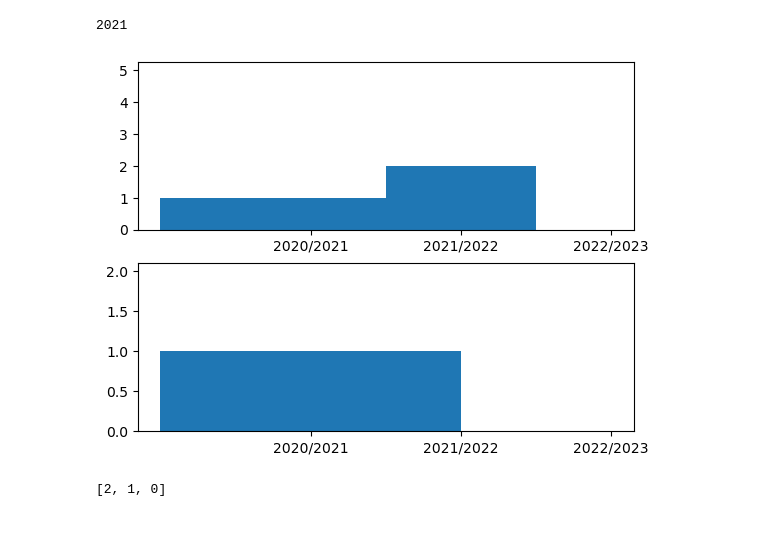
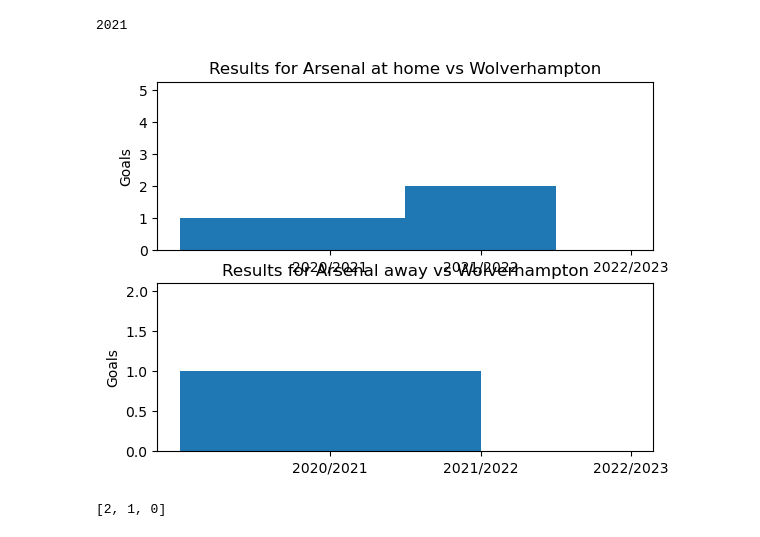
Before and after one commit to aldotudela7/Football, a Jupyter notebook: plot_games.ipynb, the cells around one changed output. Saved outputs shown, nothing was run; the diff lists cells and outputs as text; code cells hidden in the pictures.

Commit message:
Formatting plot

```diff
--- a/plot_games.ipynb
+++ b/plot_games.ipynb
@@ -53,7 +53,9 @@ last_matches[2]
 Match(Matchday:38, home:Arsenal FC, away:Wolverhampton Wanderers FC,5:0, winner:Arsenal FC)
 # %%
 team_a = last_matches[2].home_team
+team_a_short = last_matches[2].home_team_short
 team_b = last_matches[2].away_team
+team_b_short = last_matches[2].away_team_short
 # %%
 previous_matches = []
 for match in matches:
@@ -77,19 +79,24 @@ previous_matches[0].season_end.year
 # %%
 team_a_home_season = [ str(x.season_start.year)+"/"+str(x.season_end.year) for x in previous_matches if x.home_team==team_a ]
 team_a_away_season = [ str(x.season_start.year)+"/"+str(x.season_end.year) for x in previous_matches if x.away_team==team_a ]
 
 team_a_home_scores = [ x.home_team_score for x in previous_matches if x.home_team==team_a ]
 team_b_away_scores = [ x.away_team_score for x in previous_matches if x.away_team==team_b ]
 team_a_away_scores = [ x.away_team_score for x in previous_matches if x.away_team==team_a ]
 team_b_home_scores = [ x.home_team_score for x in previous_matches if x.home_team==team_b ]
 
 fig, (ax1,ax2) = plt.subplots(2,1)
 ax1.bar(team_a_home_season, team_a_home_scores, team_b_away_scores)
 ax2.bar(team_a_away_season, team_a_away_scores, team_b_home_scores)
 
+ax1.set_title("Results for {} at home vs {}".format(team_a_short, team_b_short))
+ax1.set_ylabel("Goals")
+ax2.set_title("Results for {} away vs {}".format(team_a_short, team_b_short))
+ax2.set_ylabel("Goals")
+
 plt.show()
 # %% [output]
-[figure, old version]
+[figure, new version]
 # %%
 team_b_away_scores
 # %% [output]
```
Also changed, not shown: 1 other file.
